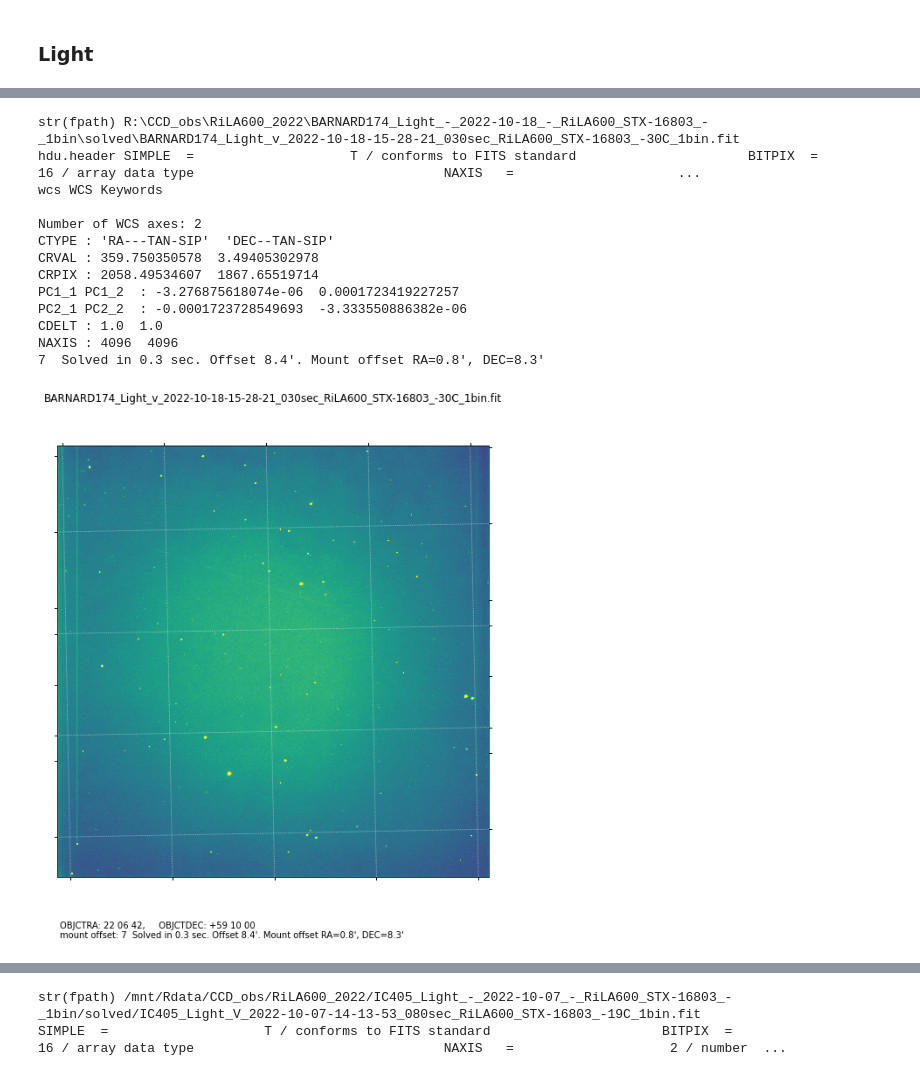
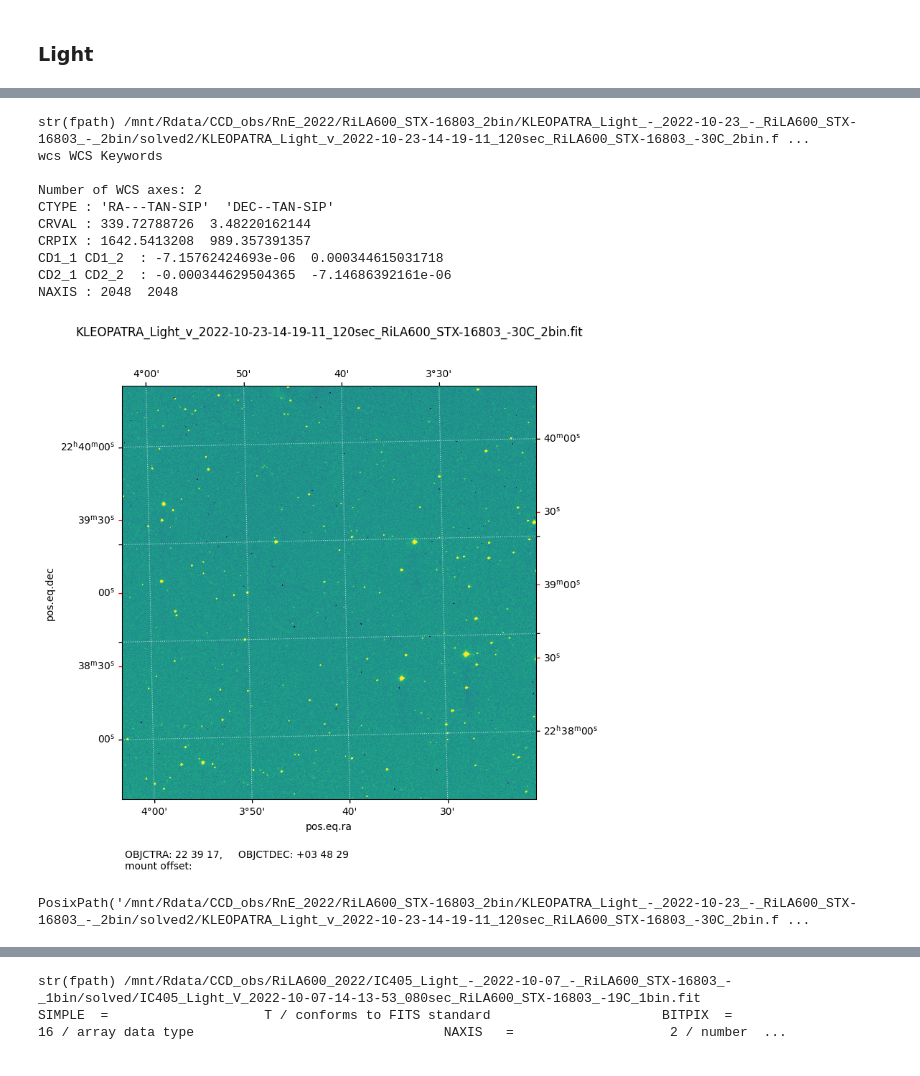
Before and after one commit to guitar79/astro_Python, a Jupyter notebook: 01_08_display_with_WCS.ipynb, the cells around one changed output, grey strips where cells are left out. Drawn from its saved outputs; the diff is of its cells as text; code cells hidden in the pictures.

```diff
--- a/01_08_display_with_WCS.ipynb
+++ b/01_08_display_with_WCS.ipynb
@@ -101,5 +101,5 @@ print ("Starting...\n{}".format(BASEDIR))
 BASEDIR = Path(BASEDIR)
 
 MASTERDIR = BASEDIR / astro_utilities.master_dir
-SOLVEDDIR = BASEDIR / astro_utilities.solved_dir
+SOLVEDDIR = BASEDIR / astro_utilities.solved_dir2
 # %% [output]
@@ -262,7 +251,7 @@ hdu = fits.open(str(fpath))[0]
 wcs = WCS(hdu.header)
 
 #print("hdu.header['OBJCTRA']", hdu.header['OBJCTRA'])
-print("hdu.header", hdu.header)
+#print("hdu.header", hdu.header)
 print("wcs", wcs)
 
 mount_offset = ""
@@ -276,43 +265,53 @@ ax = plt.subplot(projection=wcs, label='overlay')
 
 im = yvu.zimshow(ax, hdu.data,
         #vmin=-2.e-5, vmax=2.e-4,
         origin='lower')
 
 overlay = ax.get_coords_overlay('fk5')
 #overlay = ax.get_coords_overlay('icrs')
 overlay.grid(True, color='white', ls=':', alpha=0.7)
 overlay[0].set_axislabel('Right Ascension (J2000)')
 overlay[1].set_axislabel('Declination (J2000)')
 #overlay[0].grid(color='red')
 #overlay[1].grid(color='magenta')
 
+# sat tick label
+lon, lat = ax.coords
+lon.set_ticks(color='red')
+lon.set_ticks_position('lbtr')
+lon.set_ticklabel_position('lbtr')
+lat.set_ticks(color='blue')
+lat.set_ticks_position('lbtr')
+lat.set_ticklabel_position('lbtr')
+
 #ax.set_title(f"{str(fpath.name)}")
 plt.title(f"{str(fpath.name)}", pad=50)
 
 fig = ax.get_figure()
 fig.tight_layout()
 
 plt.annotate(f"OBJCTRA: {hdu.header['OBJCTRA']}, \
     OBJCTDEC: {hdu.header['OBJCTDEC']}\nmount offset: {mount_offset}",
         fontsize=10, xy=(0, 0), xytext=(3, -50), va='top', ha='left',
         xycoords='axes fraction', textcoords='offset points')
 
 plt.show()
 # %% [output]
-str(fpath) R:\CCD_obs\RiLA600_2022\BARNARD174_Light_-_2022-10-18_-_RiLA600_STX-16803_-_1bin\solved\BARNARD174_Light_v_2022-10-18-15-28-21_030sec_RiLA600_STX-16803_-30C_1bin.fit
-hdu.header SIMPLE  =                    T / conforms to FITS standard                      BITPIX  =                   16 / array data type                                NAXIS   =                     ...
+str(fpath) /mnt/Rdata/CCD_obs/RnE_2022/RiLA600_STX-16803_2bin/KLEOPATRA_Light_-_2022-10-23_-_RiLA600_STX-16803_-_2bin/solved2/KLEOPATRA_Light_v_2022-10-23-14-19-11_120sec_RiLA600_STX-16803_-30C_2bin.f ...
 wcs WCS Keywords
 
 Number of WCS axes: 2
 CTYPE : 'RA---TAN-SIP'  'DEC--TAN-SIP'
-CRVAL : 359.750350578  3.49405302978
-CRPIX : 2058.49534607  1867.65519714
-PC1_1 PC1_2  : -3.276875618074e-06  0.0001723419227257
-PC2_1 PC2_2  : -0.0001723728549693  -3.333550886382e-06
-CDELT : 1.0  1.0
-NAXIS : 4096  4096
-7  Solved in 0.3 sec. Offset 8.4'. Mount offset RA=0.8', DEC=8.3'
+CRVAL : 339.72788726  3.48220162144
+CRPIX : 1642.5413208  989.357391357
+CD1_1 CD1_2  : -7.15762424693e-06  0.000344615031718
+CD2_1 CD2_2  : -0.000344629504365  -7.14686392161e-06
+NAXIS : 2048  2048
-[figure, old version]
+[figure, new version]
+# %%
+fpath
+# %% [output]
+PosixPath('/mnt/Rdata/CCD_obs/RnE_2022/RiLA600_STX-16803_2bin/KLEOPATRA_Light_-_2022-10-23_-_RiLA600_STX-16803_-_2bin/solved2/KLEOPATRA_Light_v_2022-10-23-14-19-11_120sec_RiLA600_STX-16803_-30C_2bin.f ...
 # %%
 fpath = Path('r:/CCD_obs/RiLA600_2022/BARNARD174_Light_-_2022-10-18_-_RiLA600_STX-16803_-_1bin/solved/BARNARD174_Light_v_2022-10-18-15-22-05_030sec_RiLA600_STX-16803_-30C_1bin.fit')
 fpath = Path('r:/CCD_obs/RiLA600_2022/M27_Light_-_2022-10-12_-_RiLA600_STX-16803_-_1bin/solved/M27_Light_H_2022-10-12-13-28-39_400sec_RiLA600_STX-16803_-20C_1bin.fit')
```
Also changed, not shown: parts of 11 cells of this notebook, 45 other files.
